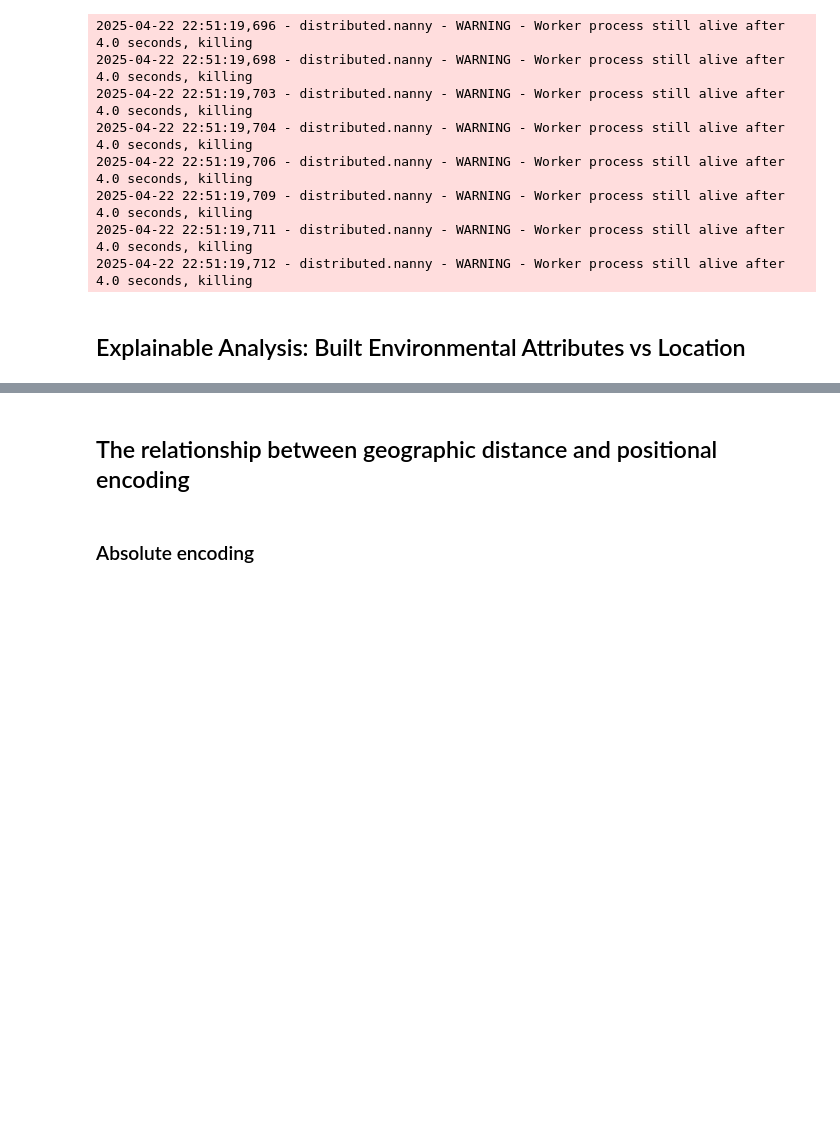
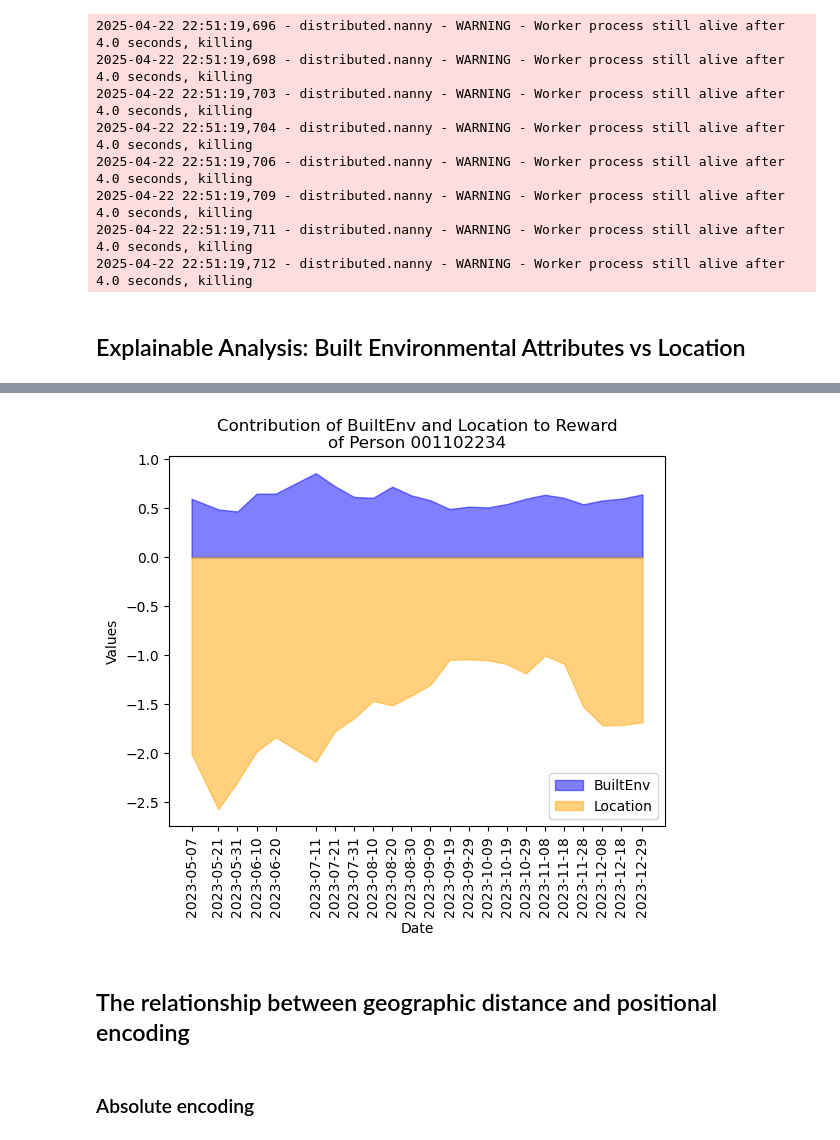
Before and after one commit to Cover-WU/UrbanCog-IRL, a Jupyter notebook: Analysis/Explain.ipynb, the cells around one changed output, grey strips where cells are left out. Drawn from its saved outputs; the diff is of its cells as text; code cells hidden in the pictures; blank space fills up the shorter version.

Commit message:
Edit the SHAP code, combine the location feature (2d) as groups and validation.

```diff
--- a/Analysis/Explain.ipynb
+++ b/Analysis/Explain.ipynb
@@ -300,6 +300,7 @@ def processShapRes(who: int):
 # %%
 model_path = './model/'
 who_list = [file for file in os.listdir(model_path) if file.isdigit()]
+who_list = ['001102234']  # For testing, limit to one user
 # %%
 shap_files_list = ['shap_res_' + file + '.pkl' for file in who_list]
 shap_res_lst = []
@@ -400,3 +388,64 @@ shap_vis = [drawSHAPBuiltPosition(int(who)) for who in who_list]
+# %%
+def drawSHAPBinaryBuiltPosition(who: int):
+    shap_res_one = processShapRes(who)
+    date_list = list(shap_res_one.keys())
+    date_list.sort()
+
+    date_shap_add = {}
+    date_weight = {}
+    for date, shap_res_tuple in shap_res_one.items():
+        shap_res_df, freq_weight, _ = shap_res_tuple
+        date_shap_add[date] = shap_res_df
+        date_weight[date] = freq_weight
+
+    be_contrib = []
+    pe_contrib = []
+    for dt in date_list:
+        shap_slice = date_shap_add[dt]
+        weights = date_weight[dt]
+        be_elem = np.average(np.abs(shap_slice['BuiltAttr'].to_numpy()), weights=weights)
+        be_contrib.append(be_elem)
+        pe_elem = np.average(np.abs(shap_slice['Location'].to_numpy()), weights=weights)
+        pe_contrib.append(pe_elem)
+    x = [intDate2TimeX(dt) for dt in date_list]
+
+    # 创建图形和轴
+    fig, ax = plt.subplots()
+    y1 = np.array(be_contrib)
+    y2 = np.array(pe_contrib)
+    # 绘制堆叠区域
+    ax.fill_between(x, y1, color='b', alpha=0.5, label='BuiltEnv')  # 蓝色区域, 代表建成环境的贡献, 位于坐标轴上
+    ax.fill_between(x, -y2, color='orange', alpha=0.5, label='Location')  # 橙色区域，代表位置的贡献, 位于坐标轴下
+
+    # 设置图例
+    ax.legend(loc='lower right')
+
+    # 设置图表标题和坐标轴标签
+    ax.set_title('Contribution of BuiltEnv and Location to Reward\nof Person {who:09d}'.format(who=who))
+    ax.set_xlabel('Date')
+    ax.set_ylabel('Values')
+
+    # ax_r = ax.twinx()  # 创建第二个坐标轴
+    # ax_r.plot(x, r_baseline, color='darkred', ls='-', marker='o', ms=4, label='Reward')
+    # ax_r.set_ylabel('Reward')
+    # ax_r.legend(loc='lower left')
+    # # 将右侧y轴的范围设置为与左侧y轴相同
+    # ax_r.set_ylim([0, 1])
+
+    # 将横坐标的标签设置为日期datelist
+    ax.set_xticks(x)
+    ax.set_xticklabels([intDate2Date(dt).strftime('%Y-%m-%d') for dt in date_list], rotation=90)
+
+    save_path = './product/visualization/person_{who:09d}_interp.png'.format(who=who)
+    os.makedirs(os.path.dirname(save_path), exist_ok=True)
+
+    plt.savefig(save_path)
+    plt.show()
+
+shap_vis = [drawSHAPBinaryBuiltPosition(int(who)) for who in who_list]
+# drawSHAPBuiltPosition(1102234)
+# %% [output]
+[figure, added]
 # %%
 def drawSHAPSummary(who: int):
     shap_res_one = processShapRes(who)
```
Also changed, not shown: parts of 2 cells of this notebook, 2 other files.
